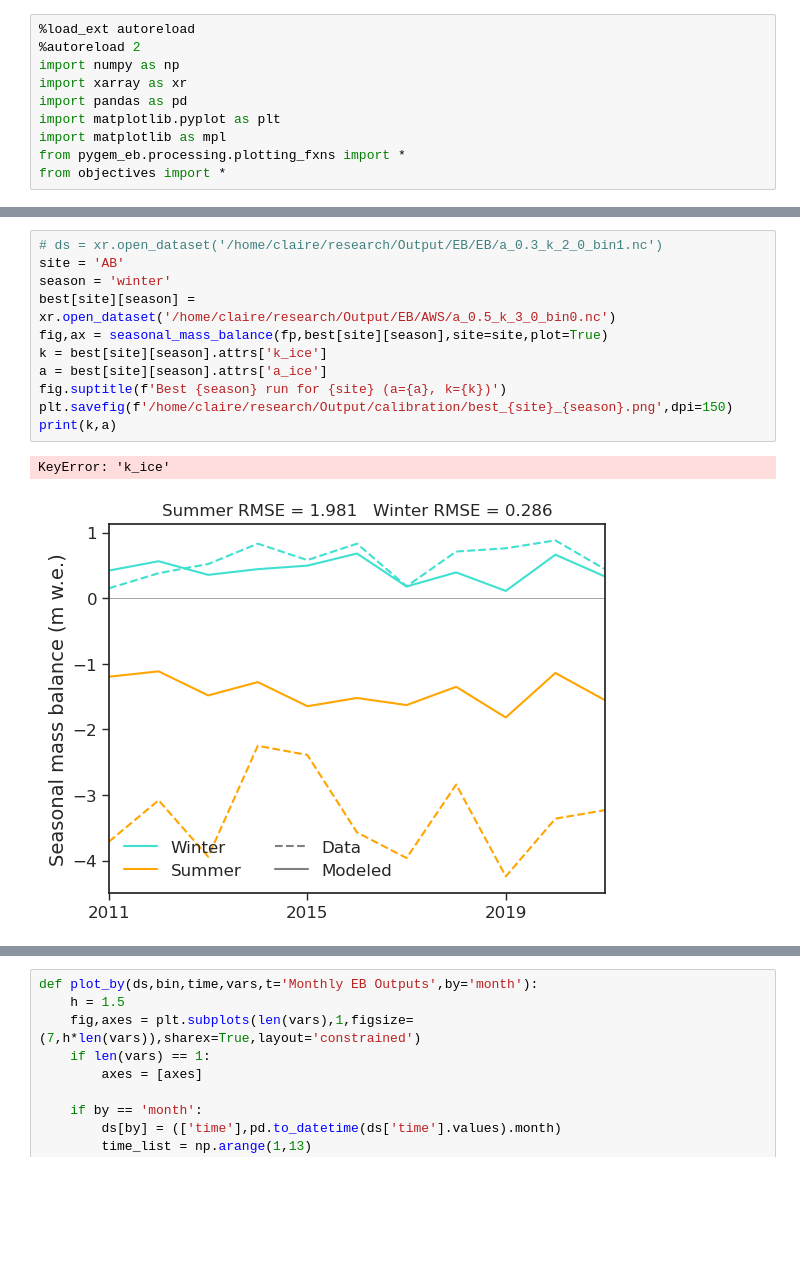
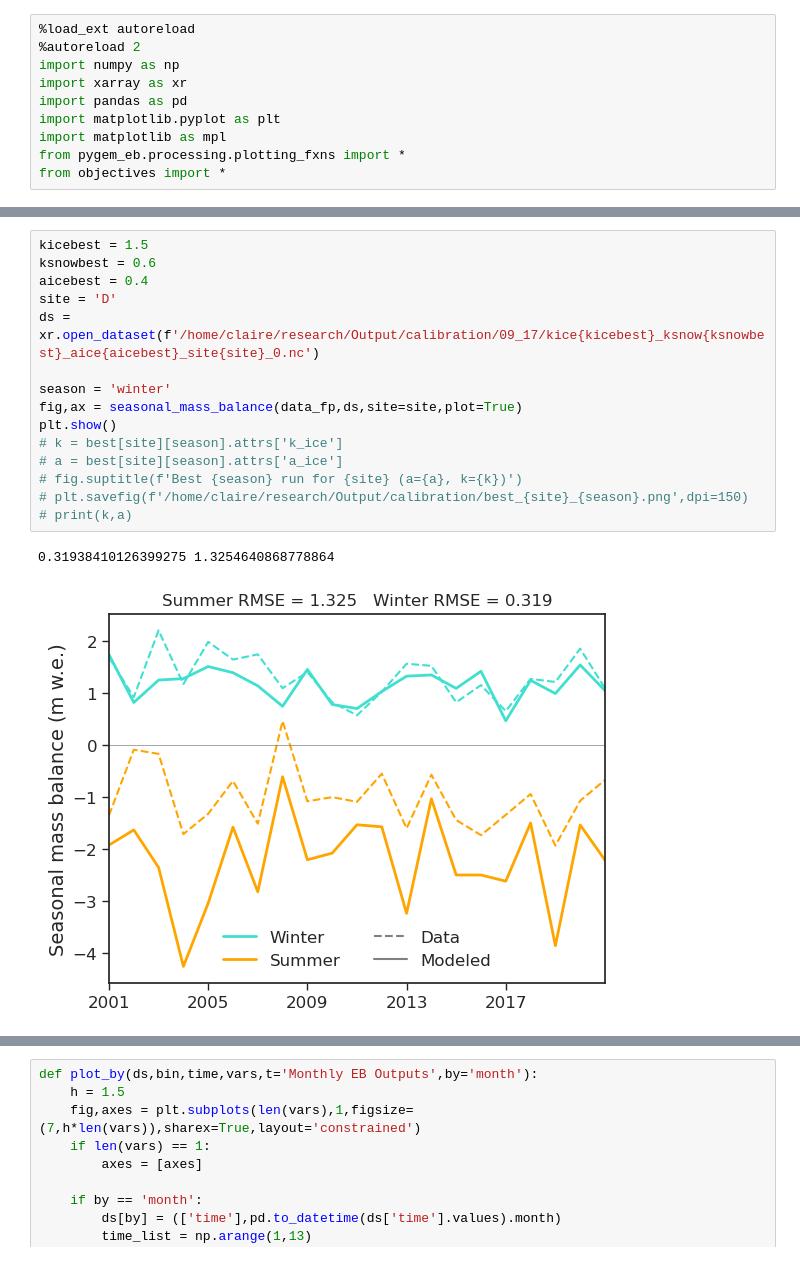
Before and after one commit to clairevwilson/PyGEM-EB, a Jupyter notebook: calibration_plotting.ipynb, the cells around one changed output, grey strips where cells are left out. Cells and saved outputs as stored; diff of their text form; blank space fills up the shorter version.

```diff
--- a/calibration_plotting.ipynb
+++ b/calibration_plotting.ipynb
@@ -50,14 +71,18 @@ Best summer run for site D was a=0.5, k=3, RMSE 1.124485028959123
 # %%
-# ds = xr.open_dataset('/home/claire/research/Output/EB/EB/a_0.3_k_2_0_bin1.nc')
-site = 'AB'
+kicebest = 1.5
+ksnowbest = 0.6
+aicebest = 0.4
+site = 'D'
+ds = xr.open_dataset(f'/home/claire/research/Output/calibration/09_17/kice{kicebest}_ksnow{ksnowbest}_aice{aicebest}_site{site}_0.nc')
+
 season = 'winter'
-best[site][season] = xr.open_dataset('/home/claire/research/Output/EB/AWS/a_0.5_k_3_0_bin0.nc')
-fig,ax = seasonal_mass_balance(fp,best[site][season],site=site,plot=True)
-k = best[site][season].attrs['k_ice']
-a = best[site][season].attrs['a_ice']
-fig.suptitle(f'Best {season} run for {site} (a={a}, k={k})')
-plt.savefig(f'/home/claire/research/Output/calibration/best_{site}_{season}.png',dpi=150)
-print(k,a)
+fig,ax = seasonal_mass_balance(data_fp,ds,site=site,plot=True)
+plt.show()
+# k = best[site][season].attrs['k_ice']
+# a = best[site][season].attrs['a_ice']
+# fig.suptitle(f'Best {season} run for {site} (a={a}, k={k})')
+# plt.savefig(f'/home/claire/research/Output/calibration/best_{site}_{season}.png',dpi=150)
+# print(k,a)
 # %% [output]
-KeyError: 'k_ice'
+0.31938410126399275 1.3254640868778864
-[figure, old version]
+[figure, new version]
```
Also changed, not shown: parts of 3 cells of this notebook, 7 other files.
